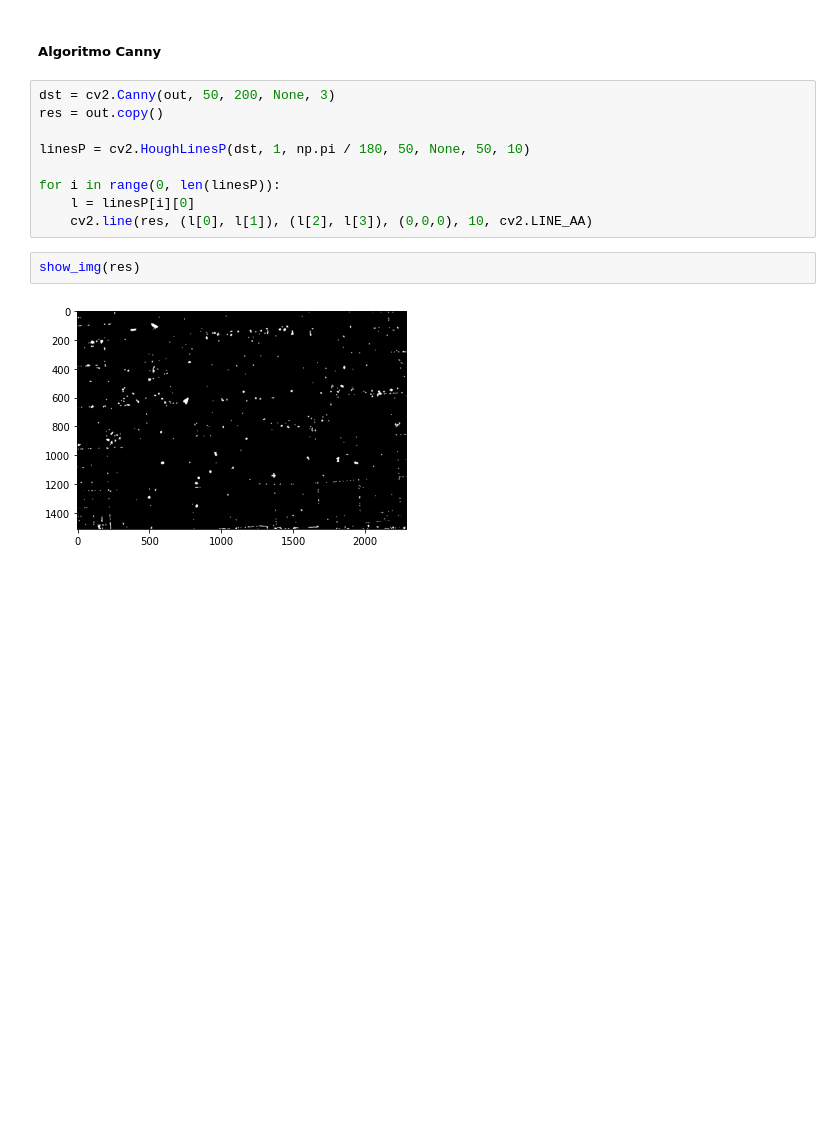
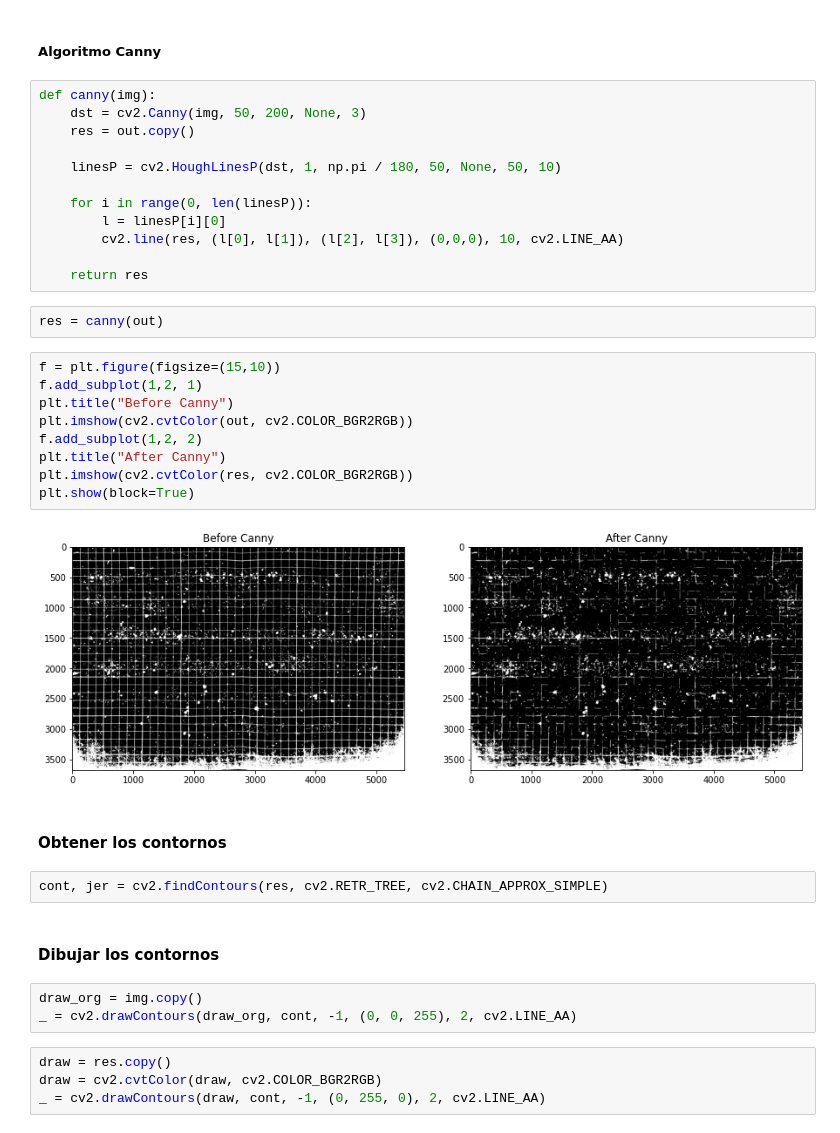
Before and after one commit to juanluishg/taller_images_apicultura, a Jupyter notebook: analisis_imagenes.ipynb, the cells around one changed output. Saved outputs shown, nothing was run; the diff lists cells and outputs as text; blank space fills up the shorter version.

```diff
--- a/analisis_imagenes.ipynb
+++ b/analisis_imagenes.ipynb
@@ -162,15 +158,40 @@ show_img(out)
 # %% [markdown]
 ##### Algoritmo Canny
 # %%
-dst = cv2.Canny(out, 50, 200, None, 3)
-res = out.copy()
+def canny(img):
+    dst = cv2.Canny(img, 50, 200, None, 3)
+    res = out.copy()
 
-linesP = cv2.HoughLinesP(dst, 1, np.pi / 180, 50, None, 50, 10)
+    linesP = cv2.HoughLinesP(dst, 1, np.pi / 180, 50, None, 50, 10)
 
-for i in range(0, len(linesP)):
-    l = linesP[i][0]
-    cv2.line(res, (l[0], l[1]), (l[2], l[3]), (0,0,0), 10, cv2.LINE_AA)
+    for i in range(0, len(linesP)):
+        l = linesP[i][0]
+        cv2.line(res, (l[0], l[1]), (l[2], l[3]), (0,0,0), 10, cv2.LINE_AA)
+
+    return res
-# %%
-show_img(res)
-# %% [output]
-[figure, removed]
+# %%
+res = canny(out)
+# %%
+f = plt.figure(figsize=(15,10))
+f.add_subplot(1,2, 1)
+plt.title("Before Canny")
+plt.imshow(cv2.cvtColor(out, cv2.COLOR_BGR2RGB))
+f.add_subplot(1,2, 2)
+plt.title("After Canny")
+plt.imshow(cv2.cvtColor(res, cv2.COLOR_BGR2RGB))
+plt.show(block=True)
+# %% [output]
+[figure, added]
+# %% [markdown]
+#### Obtener los contornos
+# %%
+cont, jer = cv2.findContours(res, cv2.RETR_TREE, cv2.CHAIN_APPROX_SIMPLE)
+# %% [markdown]
+#### Dibujar los contornos
+# %%
+draw_org = img.copy()
+_ = cv2.drawContours(draw_org, cont, -1, (0, 0, 255), 2, cv2.LINE_AA)
+# %%
+draw = res.copy()
+draw = cv2.cvtColor(draw, cv2.COLOR_BGR2RGB)
+_ = cv2.drawContours(draw, cont, -1, (0, 255, 0), 2, cv2.LINE_AA)
```
Also changed, not shown: parts of 70 cells of this notebook, 6 other files.
